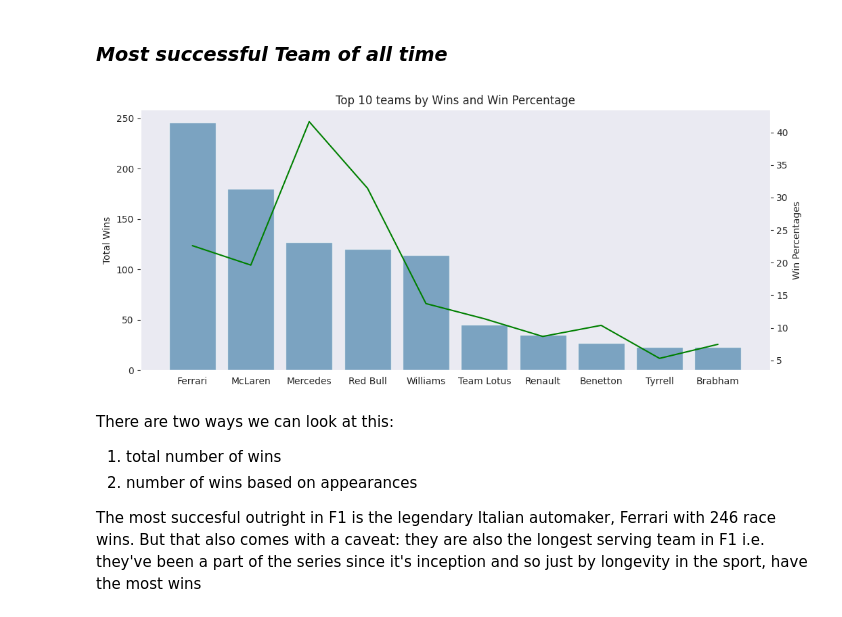
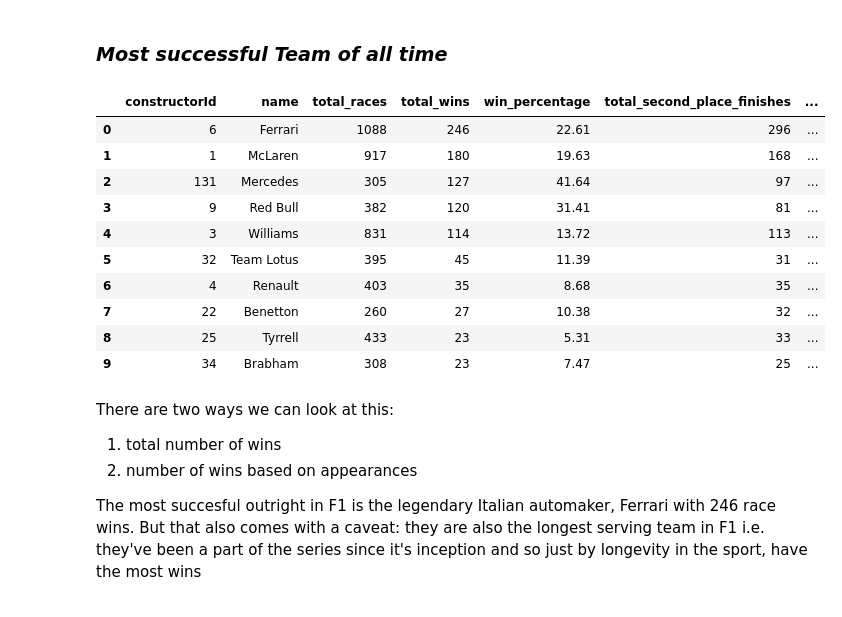
Before and after one commit to rahulakrish/formula_1, a Jupyter notebook: notebook.ipynb, the cells around one changed output. Saved outputs shown, nothing was run; the diff lists cells and outputs as text; code cells hidden in the pictures.

```diff
--- a/notebook.ipynb
+++ b/notebook.ipynb
@@ -107,53 +122,65 @@ sns.barplot(data=result, x='type_of_constructor', y='total');
 results = pd.read_csv('/content/results.csv')
 races = pd.read_csv('/content/races.csv')
 
 query = """
 
 SELECT
         constructors.constructorId,
         constructors.name,
         COUNT(DISTINCT(races.raceId)) AS total_races,
         COUNT(CASE WHEN results.positionOrder = 1 THEN 1 END) AS total_wins,
         ROUND(COUNT(CASE WHEN results.positionOrder = 1 THEN 1 END) * 100.0 / COUNT(DISTINCT(races.raceId)),2) AS win_percentage,
         COUNT(CASE WHEN results.positionOrder = 2 THEN 1 END) AS total_second_place_finishes,
-        COUNT(CASE WHEN results.positionOrder = 3 THEN 1 END) AS total_third_place_finishes
+        COUNT(CASE WHEN results.positionOrder = 3 THEN 1 END) AS total_third_place_finishes,
+        COUNT(CASE WHEN results.positionOrder IN (2,3) THEN 1 END) AS total_podiums
 FROM constructors
 JOIN results ON
      constructors.constructorId = results.constructorId
 JOIN races ON
      results.raceId = races.raceId
 GROUP BY constructors.constructorId, constructors.name
 ORDER BY total_wins DESC
 LIMIT 10;
 
 """
 #exequte query
 wins2 = sqldf.run(query)
+wins2
 
-#create pivot table for easy plotting
-wins2_pivot = wins2.pivot(index='name', columns='constructorId', values=['total_wins', 'win_percentage'])
+# #create pivot table for easy plotting
+# wins2_pivot = wins2.pivot(index='name', columns='constructorId', values=['total_wins', 'win_percentage'])
 
-#plot the data
-fig,ax1=plt.subplots(figsize=(12,5))
-sns.set_style('darkgrid')
-#barplot for the wins
-sns.barplot(data=wins2, x='name', y='total_wins',ax=ax1,alpha=0.6,);
+# #plot the data
+# fig,ax1=plt.subplots(figsize=(12,5))
+# sns.set_style('darkgrid')
+# #barplot for the wins
+# sns.barplot(data=wins2, x='name', y='total_wins',ax=ax1,alpha=0.6,);
 
-ax1.set_title('Top 10 teams by Wins and Win Percentage')
-ax1.set_xlabel('') #leaving it blank for aesthetics
-ax1.set_ylabel('Total Wins')
-plt.xticks(rotation=0);
+# ax1.set_title('Top 10 teams by Wins and Win Percentage')
+# ax1.set_xlabel('') #leaving it blank for aesthetics
+# ax1.set_ylabel('Total Wins')
+# plt.xticks(rotation=0);
 
-#setting up the dual axis for win percentage
-ax2 = ax1.twinx()
-sns.lineplot(data=wins2, x='name', y='win_percentage',ax=ax2,color='green');
-ax2.set_ylabel('Win Percentages')
+# #setting up the dual axis for win percentage
+# ax2 = ax1.twinx()
+# sns.lineplot(data=wins2, x='name', y='win_percentage',ax=ax2,color='green');
+# ax2.set_ylabel('Win Percentages')
 
-#removing the grid for aesthetics
-ax1.grid(False)
-ax2.grid(False)
+# #removing the grid for aesthetics
+# ax1.grid(False)
+# ax2.grid(False)
 # %% [output]
-[figure, removed]
+|  | constructorId | name | total_races | total_wins | win_percentage | total_second_place_finishes | ... |
+| 0 | 6 | Ferrari | 1088 | 246 | 22.61 | 296 | ... |
+| 1 | 1 | McLaren | 917 | 180 | 19.63 | 168 | ... |
+| 2 | 131 | Mercedes | 305 | 127 | 41.64 | 97 | ... |
+| 3 | 9 | Red Bull | 382 | 120 | 31.41 | 81 | ... |
+| 4 | 3 | Williams | 831 | 114 | 13.72 | 113 | ... |
+| 5 | 32 | Team Lotus | 395 | 45 | 11.39 | 31 | ... |
+| 6 | 4 | Renault | 403 | 35 | 8.68 | 35 | ... |
+| 7 | 22 | Benetton | 260 | 27 | 10.38 | 32 | ... |
+| 8 | 25 | Tyrrell | 433 | 23 | 5.31 | 33 | ... |
+| 9 | 34 | Brabham | 308 | 23 | 7.47 | 25 | ... |
 # %% [markdown]
 There are two ways we can look at this:
 1. total number of wins
```
Also changed, not shown: parts of 14 cells of this notebook.
